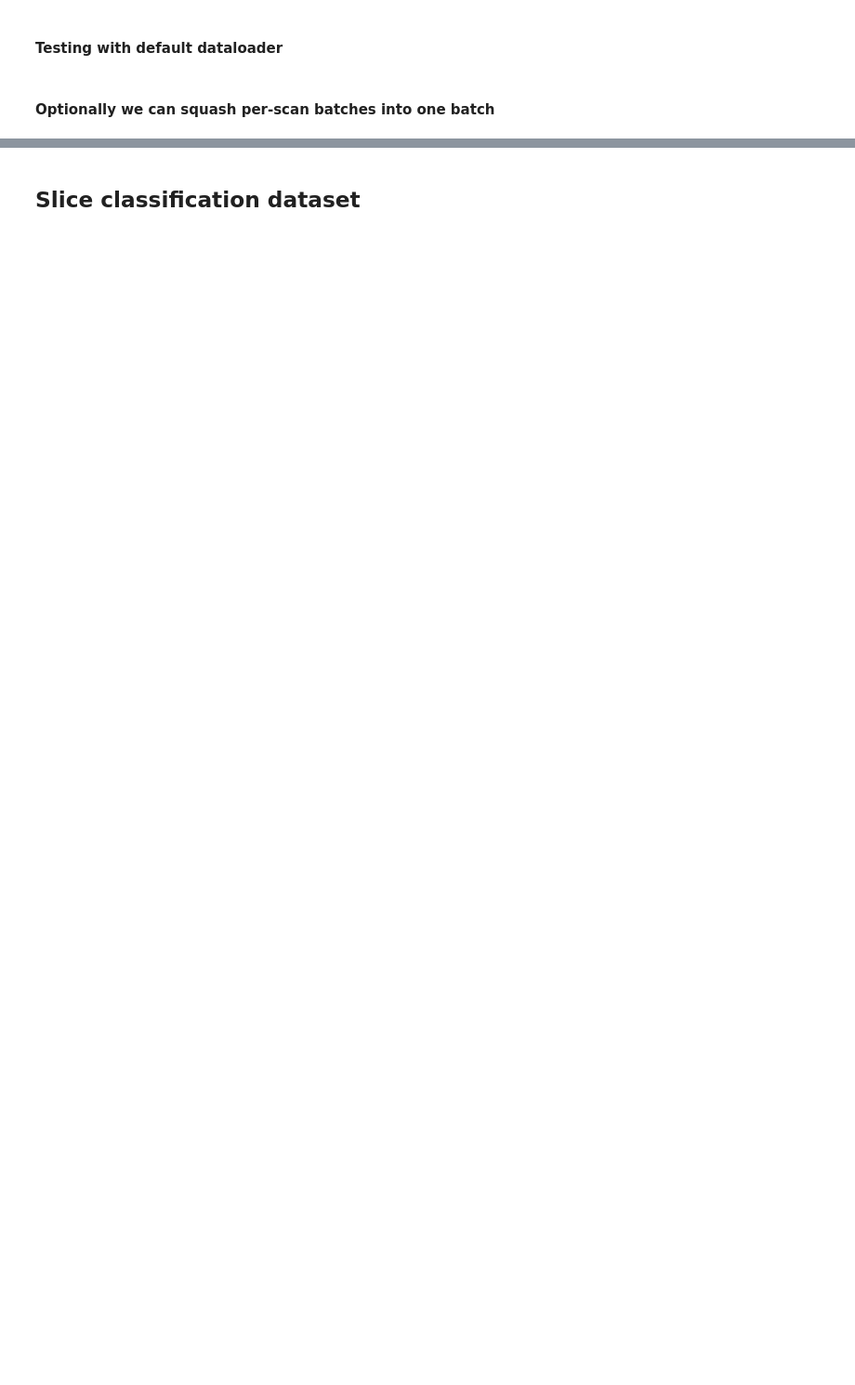
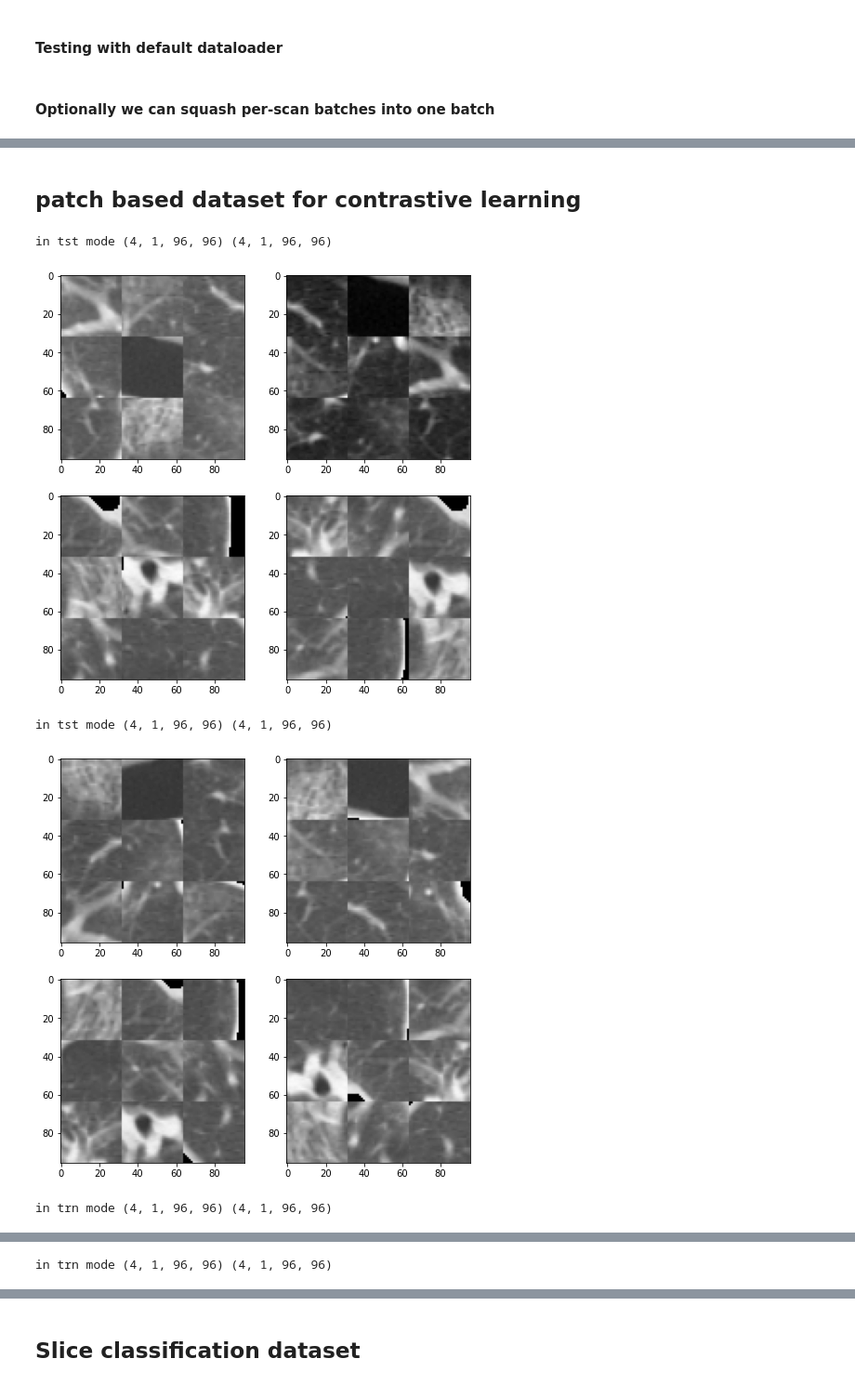
Before and after one commit to CoronaWhy/lunglens, a Jupyter notebook: lib-src/02_loaders.ipynb, the cells around one changed output, grey strips where cells are left out. Shown at 93% size. Cells and saved outputs as stored; diff of their text form; code cells hidden in the pictures; blank space fills up the shorter version.

Commit message:
add patch based dataset

```diff
--- a/lib-src/02_loaders.ipynb
+++ b/lib-src/02_loaders.ipynb
@@ -264,0 +252,2 @@ print_slice(reshaped_batch0[4 + 1][0], figsize=(3, 3))
+# %% [markdown]
+## patch based dataset for contrastive learning
@@ -264,0 +377,34 @@ print_slice(reshaped_batch0[4 + 1][0], figsize=(3, 3))
+# %%
+import matplotlib.pyplot as plt
+patch_datasets_root = Path('../data/patches')
+dataset = PatchedDataset(patch_datasets_root, target_size = (96, 96))
+dataset.get_item(5)
+dataset.set_tst_mode()
+dataset.get_item(5)
+for i in range(2):
+    x = dataset.get_item(5)
+    print('in tst mode', x[0].shape, x[1].shape, '\n')
+    #print_slice(x[0][0].squeeze(), figsize=(3, 3))
+    #print_slice(x[1][0].squeeze(), figsize=(3, 3))
+    fig, ax = plt.subplots(2, 2, figsize=[8, 8])
+    ax[0, 0].imshow(x[0][0].squeeze(), cmap='gist_gray')
+    ax[0, 1].imshow(x[1][0].squeeze(), cmap='gist_gray')
+    ax[1, 0].imshow(x[0][1].squeeze(), cmap='gist_gray')
+    ax[1, 1].imshow(x[1][1].squeeze(), cmap='gist_gray')
+    plt.show()
+dataset.set_trn_mode()
+for i in range(2):
+    x = dataset.get_item(5)
+    print('in trn mode', x[0].shape, x[1].shape)
+    fig, ax = plt.subplots(2, 2, figsize=[8, 8])
+    ax[0, 0].imshow(x[0][0].squeeze(), cmap='gist_gray')
+    ax[0, 1].imshow(x[1][0].squeeze(), cmap='gist_gray')
+    ax[1, 0].imshow(x[0][1].squeeze(), cmap='gist_gray')
+    ax[1, 1].imshow(x[1][1].squeeze(), cmap='gist_gray')
+    plt.show()
+# %% [output]
+in tst mode (4, 1, 96, 96) (4, 1, 96, 96)
+[figure, added]
+in tst mode (4, 1, 96, 96) (4, 1, 96, 96)
+[figure, added]
+in trn mode (4, 1, 96, 96) (4, 1, 96, 96)
@@ -264,0 +412 @@ print_slice(reshaped_batch0[4 + 1][0], figsize=(3, 3))
+in trn mode (4, 1, 96, 96) (4, 1, 96, 96)
```
Also changed, not shown: parts of 13 cells of this notebook.
